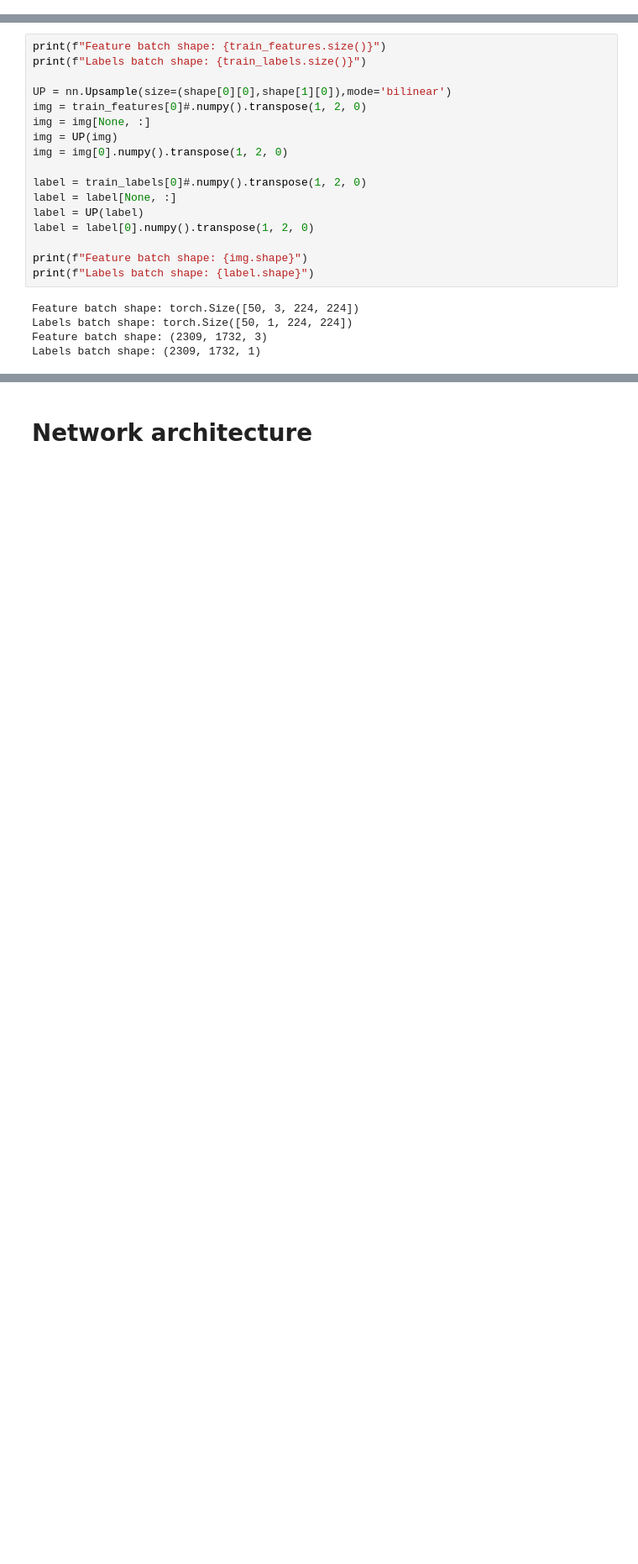
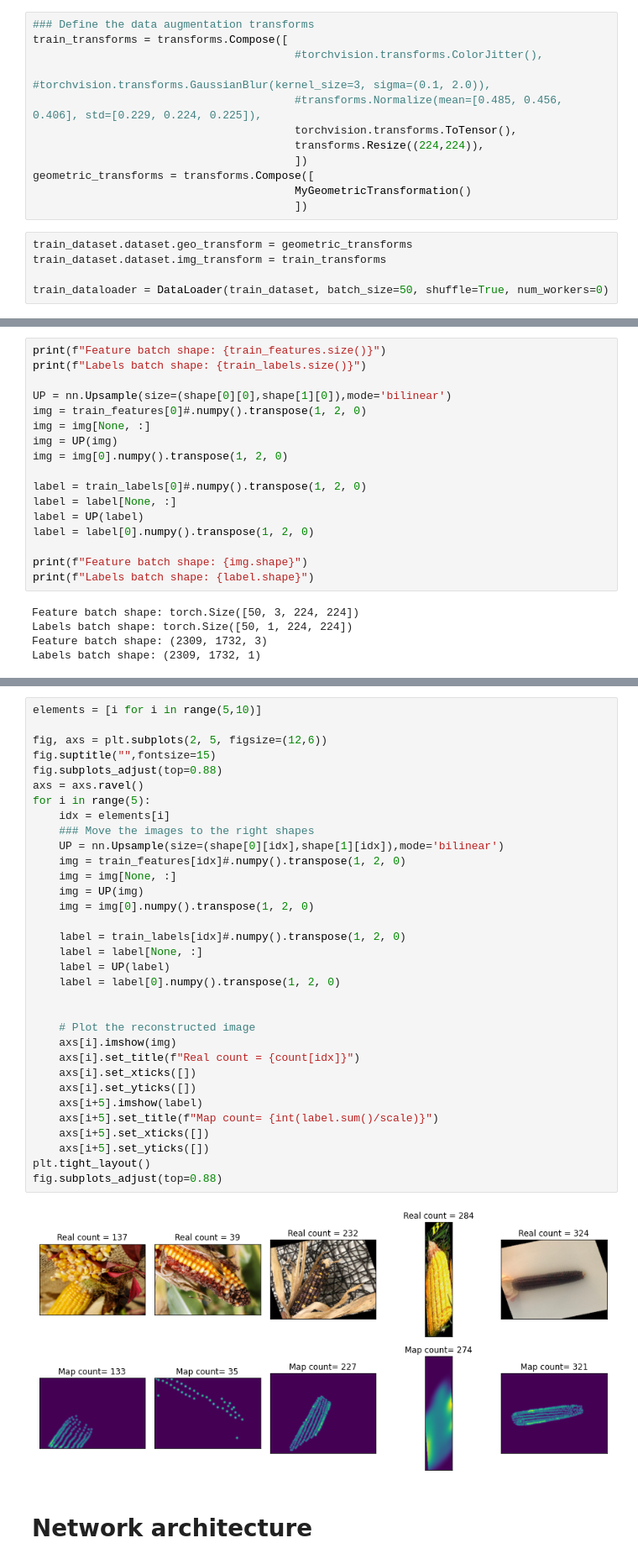
Before and after one commit to hcapettini2/Corn_Kernel_Counter, a Jupyter notebook: Density_based.ipynb, the cells around one changed output, grey strips where cells are left out. Shown: that part at 84% size. Saved outputs shown, nothing was run; the diff lists cells and outputs as text; blank space fills up the shorter version.

```diff
--- a/Density_based.ipynb
+++ b/Density_based.ipynb
@@ -147,2 +163,19 @@ test_dataloader = DataLoader(test_dataset, batch_size=len(test_dataset), shuffle
+# %%
+### Define the data augmentation transforms
+train_transforms = transforms.Compose([
+                                        #torchvision.transforms.ColorJitter(),
+                                        #torchvision.transforms.GaussianBlur(kernel_size=3, sigma=(0.1, 2.0)),
+                                        #transforms.Normalize(mean=[0.485, 0.456, 0.406], std=[0.229, 0.224, 0.225]),
+                                        torchvision.transforms.ToTensor(),
+                                        transforms.Resize((224,224)),
+                                        ])
+geometric_transforms = transforms.Compose([
+                                        MyGeometricTransformation()
+                                        ])
+# %%
+train_dataset.dataset.geo_transform = geometric_transforms
+train_dataset.dataset.img_transform = train_transforms
+
+train_dataloader = DataLoader(train_dataset, batch_size=50, shuffle=True, num_workers=0)
 # %% [markdown]
 Lets check if dataloaders are working properly
@@ -193,3 +211,38 @@ plt.show()
+# %%
+elements = [i for i in range(5,10)]
+
+fig, axs = plt.subplots(2, 5, figsize=(12,6))
+fig.suptitle("",fontsize=15)
+fig.subplots_adjust(top=0.88)
+axs = axs.ravel()
+for i in range(5):
+    idx = elements[i]
+    ### Move the images to the right shapes
+    UP = nn.Upsample(size=(shape[0][idx],shape[1][idx]),mode='bilinear')
+    img = train_features[idx]#.numpy().transpose(1, 2, 0)
+    img = img[None, :]
+    img = UP(img)
+    img = img[0].numpy().transpose(1, 2, 0)
+
+    label = train_labels[idx]#.numpy().transpose(1, 2, 0)
+    label = label[None, :]
+    label = UP(label)
+    label = label[0].numpy().transpose(1, 2, 0)
+
+
+    # Plot the reconstructed image
+    axs[i].imshow(img)
+    axs[i].set_title(f"Real count = {count[idx]}")
+    axs[i].set_xticks([])
+    axs[i].set_yticks([])
+    axs[i+5].imshow(label)
+    axs[i+5].set_title(f"Map count= {int(label.sum()/scale)}")
+    axs[i+5].set_xticks([])
+    axs[i+5].set_yticks([])
+plt.tight_layout()
+fig.subplots_adjust(top=0.88)
+# %% [output]
+[figure, added]
 # %% [markdown]
 # Network architecture
 # %%
```
Also changed, not shown: parts of 31 cells of this notebook, 16 other files.
